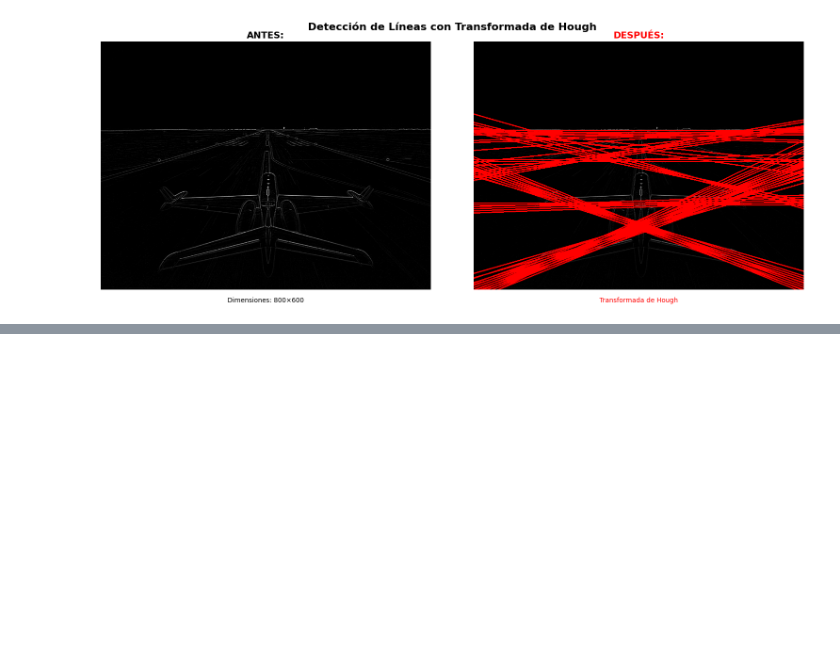
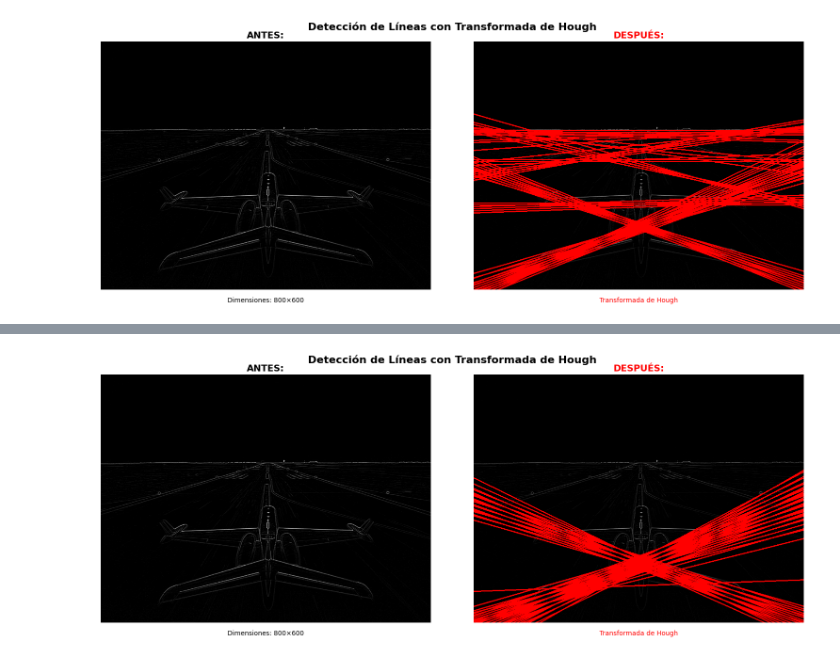
Before and after one commit to eunicean/Proyecto3-Paralela, a Jupyter notebook: proyecto3_paralela.ipynb, the cells around one changed output, grey strips where cells are left out. Saved outputs shown, nothing was run; the diff lists cells and outputs as text; code cells hidden in the pictures; blank space fills up the shorter version.

```diff
--- a/proyecto3_paralela.ipynb
+++ b/proyecto3_paralela.ipynb
@@ -955,0 +1425,7 @@ before_and_after(
+# %%
+before_and_after(
+    pgm_path='/content/Proyecto3-Paralela/runway.pgm',
+    png_path='output_shared_lines.png'
+)
+# %% [output]
+[figure, added]
```
Also changed, not shown: parts of 11 cells of this notebook.
